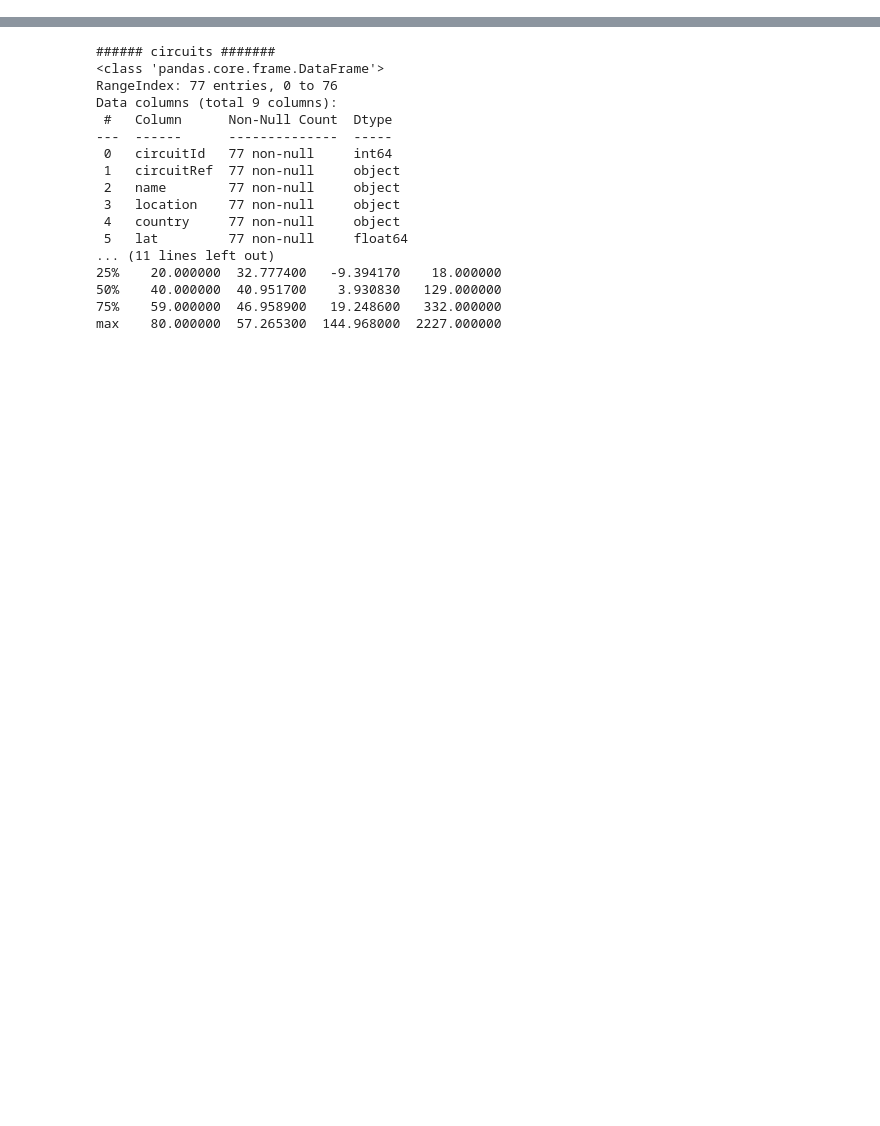
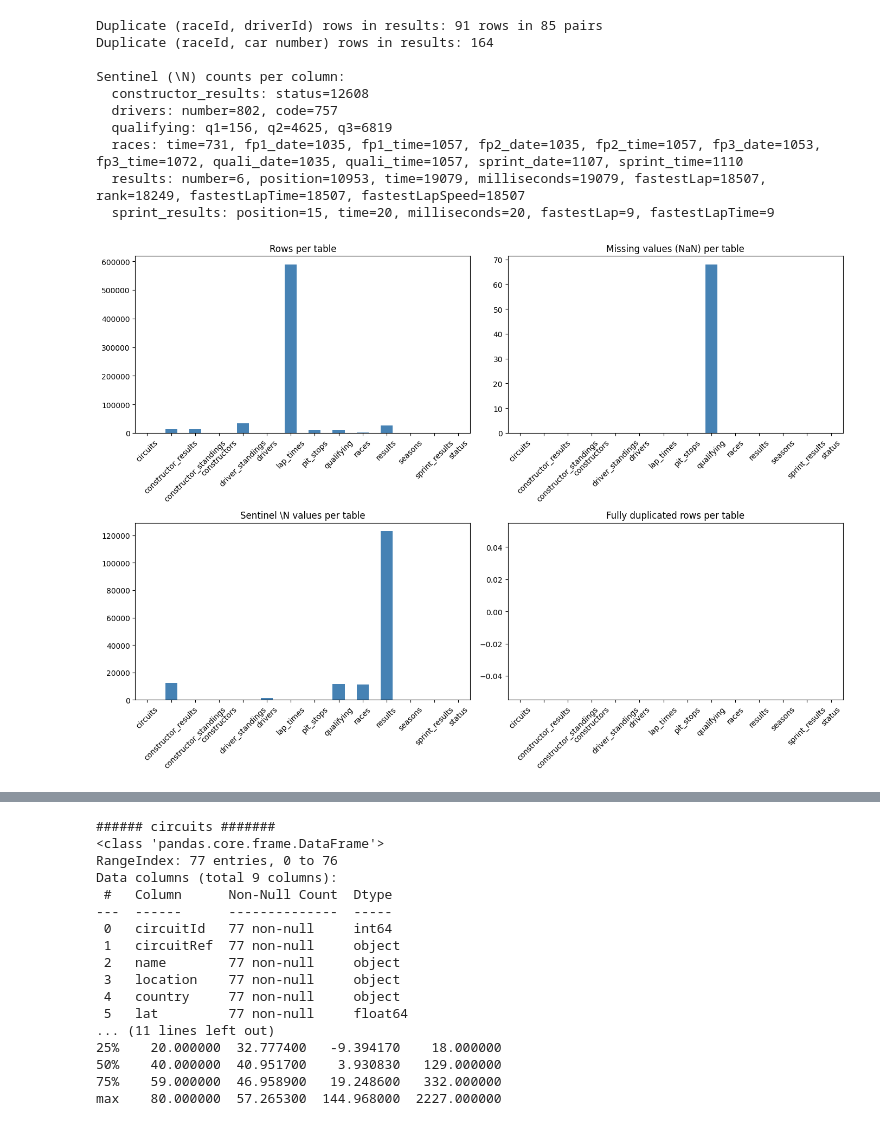
Before and after one commit to EchoKnights/CSEN903-Project, a Jupyter notebook: acl-milestone.ipynb, the cells around one changed output, grey strips where cells are left out. Saved outputs shown, nothing was run; the diff lists cells and outputs as text; code cells hidden in the pictures; blank space fills up the shorter version.

```diff
--- a/acl-milestone.ipynb
+++ b/acl-milestone.ipynb
@@ -226,0 +57,15 @@ dtype: int64
+# %%
+base_path = '/kaggle/input/datasets/rohanrao/formula-1-world-championship-1950-2020/'
+base_path = os.environ.get('F1_DATA_PATH', base_path)  # optional override when running outside Kaggle
+
+table_names = [
+    'circuits', 'constructor_results', 'constructor_standings', 'constructors',
+    'driver_standings', 'drivers', 'lap_times', 'pit_stops', 'qualifying',
+    'races', 'results', 'seasons', 'sprint_results', 'status'
+]
+tables = {name: pd.read_csv(os.path.join(base_path, f'{name}.csv')) for name in table_names}
+
+pd.DataFrame({
+    'rows': {name: len(t) for name, t in tables.items()},
+    'columns': {name: t.shape[1] for name, t in tables.items()}
+})
@@ -226,0 +94,57 @@ dtype: int64
+# %%
+def audit_tables(table_dict):
+    """Row count, missing values, sentinel strings and fully duplicated rows per table."""
+    rows = []
+    for name, table in table_dict.items():
+        rows.append({
+            'dataset': name,
+            'rows': len(table),
+            'columns': table.shape[1],
+            'missing_values': int(table.isna().sum().sum()),
+            'sentinel_values': int((table == r'\N').sum().sum()),
+            'duplicate_rows': int(table.duplicated().sum()),
+        })
+    return pd.DataFrame(rows).set_index('dataset')
+
+
+raw_audit = audit_tables(tables)
+
+raw_results = tables['results']
+pair_dupes = raw_results.duplicated(['raceId', 'driverId']).sum()
+pair_groups = (raw_results.groupby(['raceId', 'driverId']).size() > 1).sum()
+car_dupes = raw_results.duplicated(['raceId', 'number']).sum()
+print(f'Duplicate (raceId, driverId) rows in results: {pair_dupes} rows in {pair_groups} pairs')
+print(f'Duplicate (raceId, car number) rows in results: {car_dupes}')
+
+print('\nSentinel (\\N) counts per column:')
+for name, table in tables.items():
+    counts = (table == r'\N').sum()
+    counts = counts[counts > 0]
+    if len(counts):
+        print(f'  {name}: ' + ', '.join(f'{c}={n}' for c, n in counts.items()))
+
+fig, axes = plt.subplots(2, 2, figsize=(14, 10))
+for ax, column, title in zip(
+    axes.flat,
+    ['rows', 'missing_values', 'sentinel_values', 'duplicate_rows'],
+    ['Rows per table', 'Missing values (NaN) per table', 'Sentinel \\N values per table', 'Fully duplicated rows per table']
+):
+    raw_audit[column].plot(kind='bar', ax=ax, color='steelblue', title=title)
+    ax.set_xlabel('')
+    ax.tick_params(axis='x', rotation=45)
+fig.tight_layout()
+plt.show()
+
+raw_audit
+# %% [output]
+Duplicate (raceId, driverId) rows in results: 91 rows in 85 pairs
+Duplicate (raceId, car number) rows in results: 164
+
+Sentinel (\N) counts per column:
+  constructor_results: status=12608
+  drivers: number=802, code=757
+  qualifying: q1=156, q2=4625, q3=6819
+  races: time=731, fp1_date=1035, fp1_time=1057, fp2_date=1035, fp2_time=1057, fp3_date=1053, fp3_time=1072, quali_date=1035, quali_time=1057, sprint_date=1107, sprint_time=1110
+  results: number=6, position=10953, time=19079, milliseconds=19079, fastestLap=18507, rank=18249, fastestLapTime=18507, fastestLapSpeed=18507
+  sprint_results: position=15, time=20, milliseconds=20, fastestLap=9, fastestLapTime=9
+[figure, added]
```
Also changed, not shown: parts of 168 cells of this notebook.
